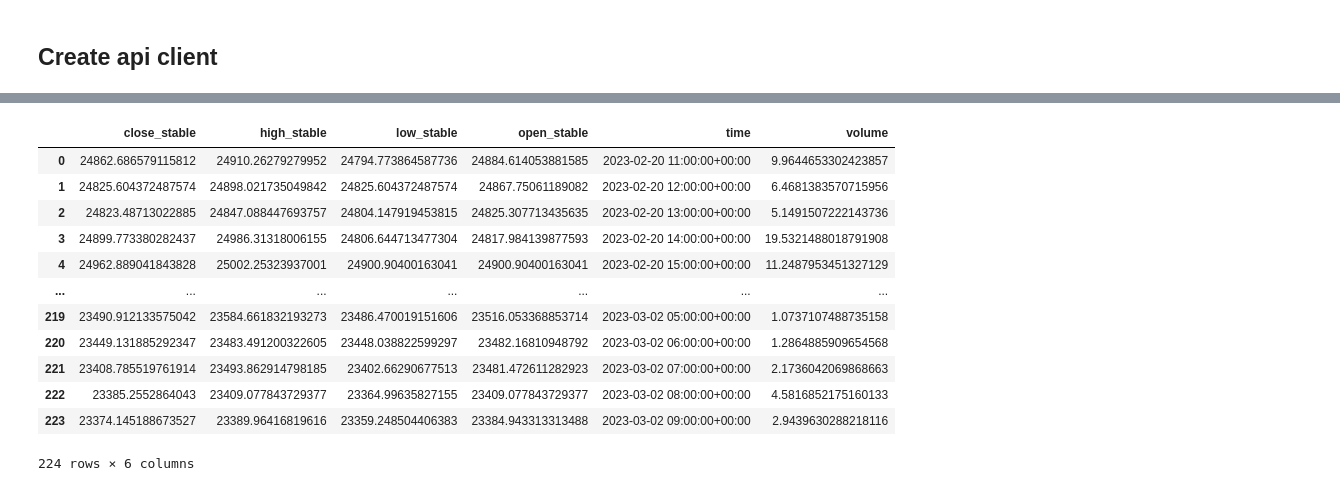
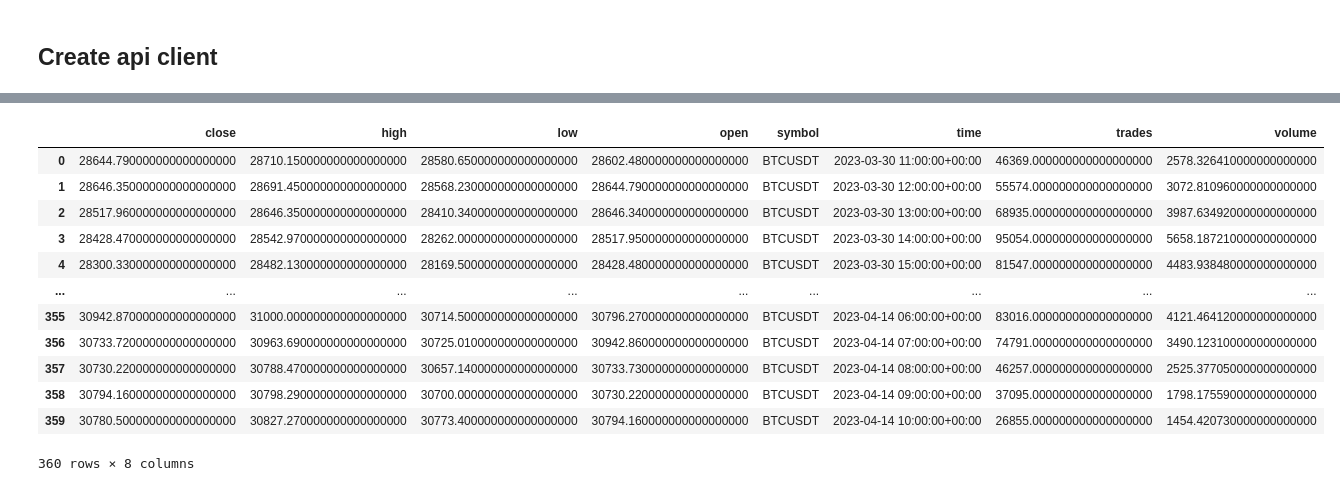
Before and after one commit to QuantNodeAI/quantnode-examples, a Jupyter notebook: query_api_examples/sentiment_metrics.ipynb, the cells around one changed output, grey strips where cells are left out. Drawn from its saved outputs; the diff is of its cells as text; code cells hidden in the pictures.

```diff
--- a/query_api_examples/sentiment_metrics.ipynb
+++ b/query_api_examples/sentiment_metrics.ipynb
@@ -255,31 +255,28 @@ fig.show("png")
 # %%
-tohlcv_query = """SELECT p.bucket as time, open_stable, high_stable, low_stable, close_stable, v.volume
-FROM series.chain_bsc.price_ticks_hourly p
-         join series.chain_bsc.volume_ticks_hourly v
-              on (p.bucket = v.bucket and p.token_id = v.token_id and p.platform_id = v.platform_id)
-WHERE p.token_id = 204
-  and p.platform_id = 1
-  and p.bucket >= now() - interval '10' day
+tohlcv_query = """SELECT time, p.symbol, open, high, low, close, volume, trades
+FROM cex.binance.candles_hourly join cex.binance.pairs p on p.id = candles_hourly.pair_id
+WHERE time >= now() - interval '15' day
+  and pair_id = 1
 ORDER BY time;"""
 
 tohlcv_resp = client.get_data_response(tohlcv_query)
 tohlcv_resp['time'] = pd.to_datetime(tohlcv_resp['time'])
 tohlcv_resp.set_index('time')
 tohlcv_resp
 # %% [output]
-|  | close_stable | high_stable | low_stable | open_stable | time | volume |
-| 0 | 24862.686579115812 | 24910.26279279952 | 24794.773864587736 | 24884.614053881585 | 2023-02-20 11:00:00+00:00 | 9.9644653302423857 |
-| 1 | 24825.604372487574 | 24898.021735049842 | 24825.604372487574 | 24867.75061189082 | 2023-02-20 12:00:00+00:00 | 6.4681383570715956 |
-| 2 | 24823.48713022885 | 24847.088447693757 | 24804.147919453815 | 24825.307713435635 | 2023-02-20 13:00:00+00:00 | 5.1491507222143736 |
-| 3 | 24899.773380282437 | 24986.31318006155 | 24806.644713477304 | 24817.984139877593 | 2023-02-20 14:00:00+00:00 | 19.5321488018791908 |
-| 4 | 24962.889041843828 | 25002.25323937001 | 24900.90400163041 | 24900.90400163041 | 2023-02-20 15:00:00+00:00 | 11.2487953451327129 |
-| ... | ... | ... | ... | ... | ... | ... |
-| 219 | 23490.912133575042 | 23584.661832193273 | 23486.470019151606 | 23516.053368853714 | 2023-03-02 05:00:00+00:00 | 1.0737107488735158 |
-| 220 | 23449.131885292347 | 23483.491200322605 | 23448.038822599297 | 23482.16810948792 | 2023-03-02 06:00:00+00:00 | 1.2864885909654568 |
-| 221 | 23408.785519761914 | 23493.862914798185 | 23402.66290677513 | 23481.472611282923 | 2023-03-02 07:00:00+00:00 | 2.1736042069868663 |
-| 222 | 23385.2552864043 | 23409.077843729377 | 23364.99635827155 | 23409.077843729377 | 2023-03-02 08:00:00+00:00 | 4.5816852175160133 |
-| 223 | 23374.145188673527 | 23389.96416819616 | 23359.248504406383 | 23384.943313313488 | 2023-03-02 09:00:00+00:00 | 2.9439630288218116 |
+|  | close | high | low | open | symbol | time | trades | volume |
+| 0 | 28644.790000000000000000 | 28710.150000000000000000 | 28580.650000000000000000 | 28602.480000000000000000 | BTCUSDT | 2023-03-30 11:00:00+00:00 | 46369.000000000000000000 | 2578.326410000000000000 |
+| 1 | 28646.350000000000000000 | 28691.450000000000000000 | 28568.230000000000000000 | 28644.790000000000000000 | BTCUSDT | 2023-03-30 12:00:00+00:00 | 55574.000000000000000000 | 3072.810960000000000000 |
+| 2 | 28517.960000000000000000 | 28646.350000000000000000 | 28410.340000000000000000 | 28646.340000000000000000 | BTCUSDT | 2023-03-30 13:00:00+00:00 | 68935.000000000000000000 | 3987.634920000000000000 |
+| 3 | 28428.470000000000000000 | 28542.970000000000000000 | 28262.000000000000000000 | 28517.950000000000000000 | BTCUSDT | 2023-03-30 14:00:00+00:00 | 95054.000000000000000000 | 5658.187210000000000000 |
+| 4 | 28300.330000000000000000 | 28482.130000000000000000 | 28169.500000000000000000 | 28428.480000000000000000 | BTCUSDT | 2023-03-30 15:00:00+00:00 | 81547.000000000000000000 | 4483.938480000000000000 |
+| ... | ... | ... | ... | ... | ... | ... | ... | ... |
+| 355 | 30942.870000000000000000 | 31000.000000000000000000 | 30714.500000000000000000 | 30796.270000000000000000 | BTCUSDT | 2023-04-14 06:00:00+00:00 | 83016.000000000000000000 | 4121.464120000000000000 |
+| 356 | 30733.720000000000000000 | 30963.690000000000000000 | 30725.010000000000000000 | 30942.860000000000000000 | BTCUSDT | 2023-04-14 07:00:00+00:00 | 74791.000000000000000000 | 3490.123100000000000000 |
+| 357 | 30730.220000000000000000 | 30788.470000000000000000 | 30657.140000000000000000 | 30733.730000000000000000 | BTCUSDT | 2023-04-14 08:00:00+00:00 | 46257.000000000000000000 | 2525.377050000000000000 |
+| 358 | 30794.160000000000000000 | 30798.290000000000000000 | 30700.000000000000000000 | 30730.220000000000000000 | BTCUSDT | 2023-04-14 09:00:00+00:00 | 37095.000000000000000000 | 1798.175590000000000000 |
+| 359 | 30780.500000000000000000 | 30827.270000000000000000 | 30773.400000000000000000 | 30794.160000000000000000 | BTCUSDT | 2023-04-14 10:00:00+00:00 | 26855.000000000000000000 | 1454.420730000000000000 |
-224 rows × 6 columns
+360 rows × 8 columns
 # %%
 fig = make_subplots(rows=2, cols=1, shared_xaxes=True)
 
```
Also changed, not shown: parts of 9 cells of this notebook, 7 other files.
